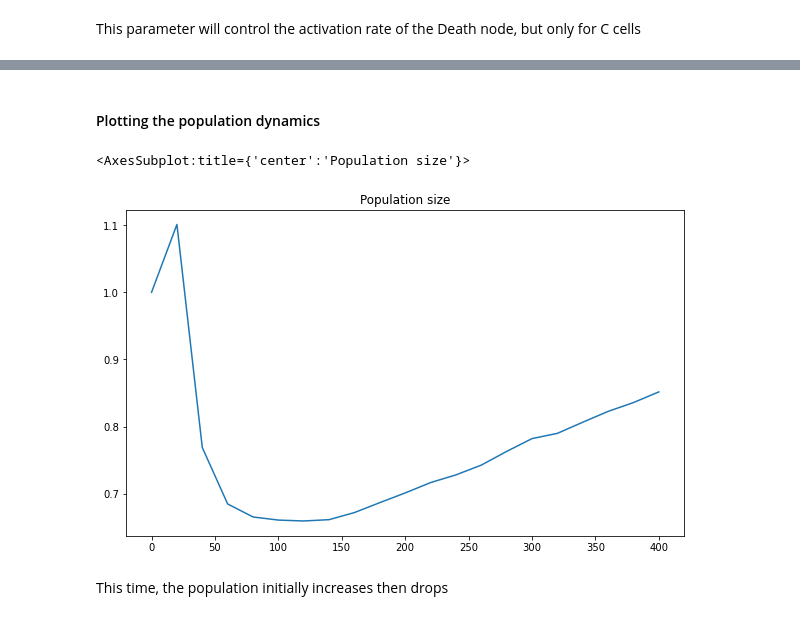
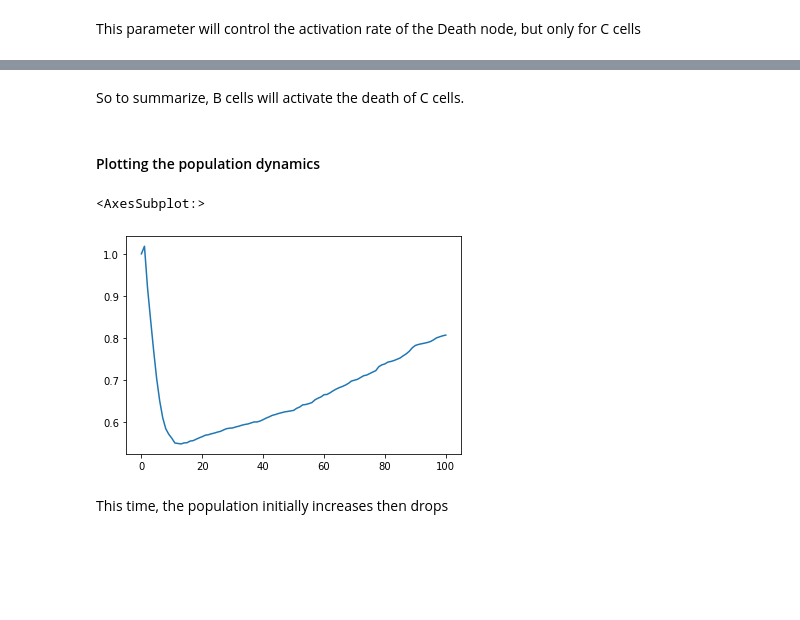
Before and after one commit to migp11/ECCB2020-T05, a Jupyter notebook: notebooks/maboss/Tutorial.ipynb, the cells around one changed output, grey strips where cells are left out. Saved outputs shown, nothing was run; the diff lists cells and outputs as text; code cells hidden in the pictures; blank space fills up the shorter version.

```diff
--- a/notebooks/maboss/Tutorial.ipynb
+++ b/notebooks/maboss/Tutorial.ipynb
@@ -390,12 +392,14 @@ pop_model2.setExternalVariable("$death_rate", "p[(C) = (1)]")
+# %% [markdown]
+So to summarize, B cells will activate the death of C cells.
 # %%
 pop_res2 = pop_model2.run()
 # %% [markdown]
 #### Plotting the population dynamics
-# %%
-pop_res2.get_population_ratios().plot(title="Population size", figsize=(10, 6))
-# %% [output]
-<AxesSubplot:title={'center':'Population size'}>
-[figure, removed]
+# %%
+pop_res2.get_stepwise_probability_distribution().iloc[:, 0].plot()
+# %% [output]
+<AxesSubplot:>
+[figure, added]
 # %% [markdown]
 This time, the population initially increases then drops
 # %% [markdown]
```
Also changed, not shown: parts of 21 cells of this notebook, 2 other files.
